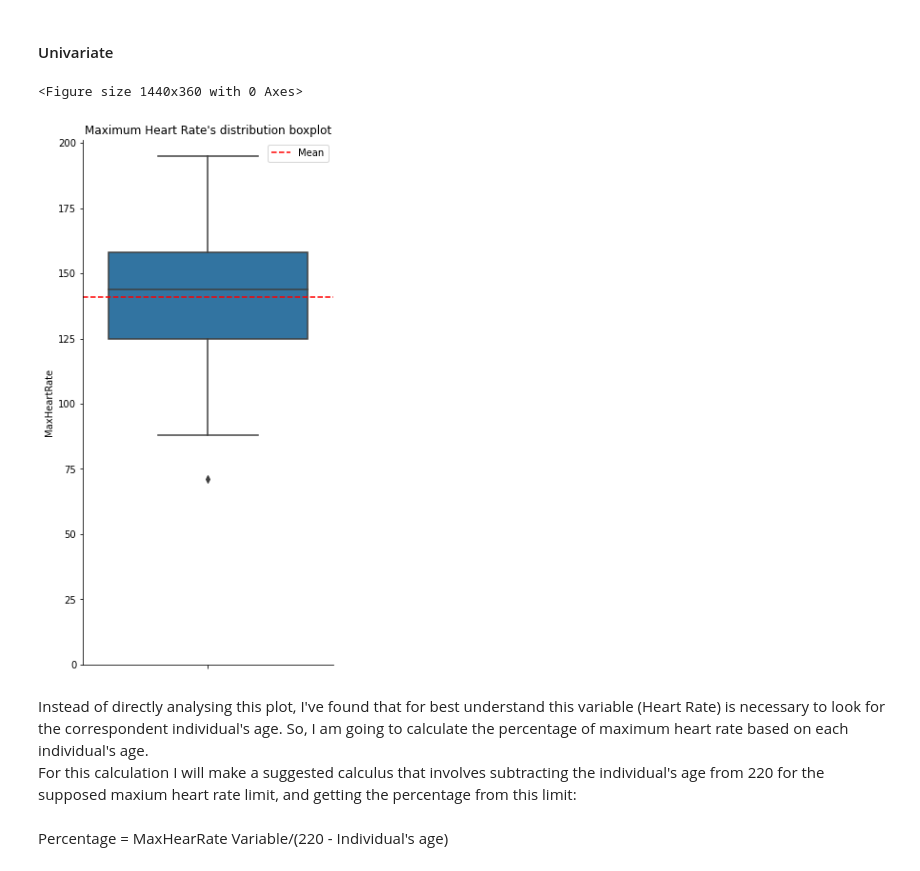
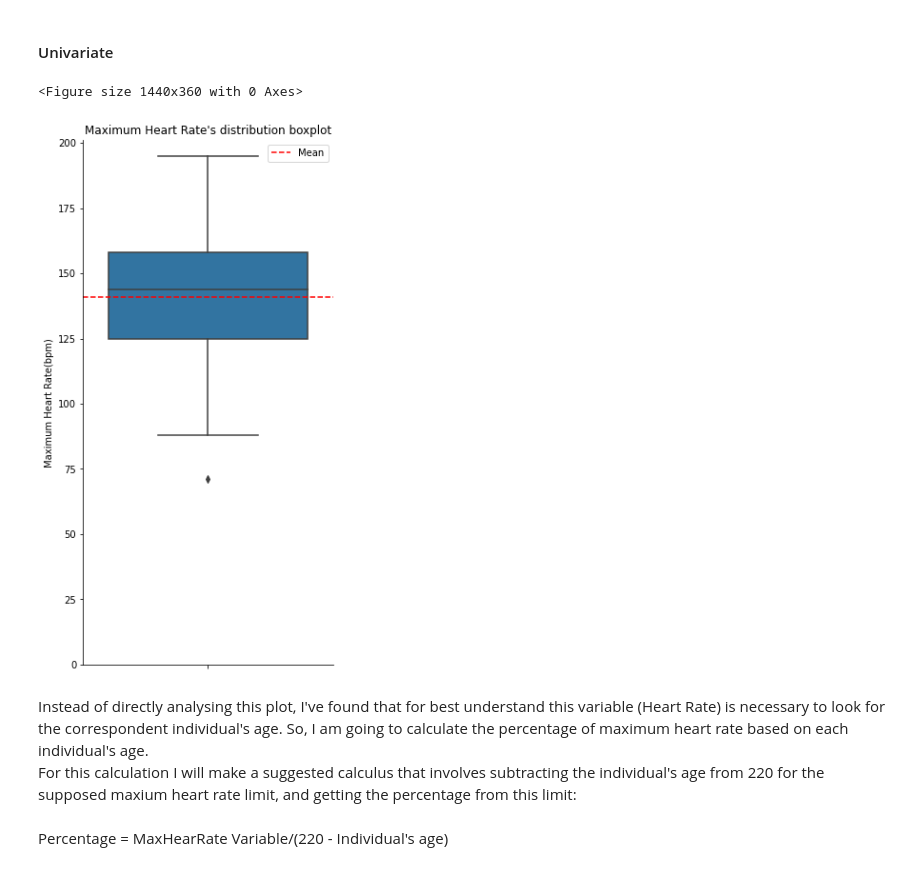
Before and after one commit to RenanGroot/EDA-Heart-Failure, a Jupyter notebook: Heart-Failure-EDA.ipynb, the cells around one changed output. Saved outputs shown, nothing was run; the diff lists cells and outputs as text; code cells hidden in the pictures.

```diff
--- a/Heart-Failure-EDA.ipynb
+++ b/Heart-Failure-EDA.ipynb
@@ -852,27 +852,27 @@ Both groups show a signifcant number of indiviuals with high cholesterol levels,
 # %%
 # Configuring plot figure size
 plt.figure(figsize=(20,5))
 
 # Selecting plot data and plotting type
 graph = sns.catplot(data=df_numeric, y="MaxHeartRate", kind="box",  height=8, aspect=9/16)
 
 # Setting a mean line
 graph.refline(y=df_numeric["MaxHeartRate"].mean(), color='red', ls='--', lw=1.5, label="Mean")
 
-# Setting plot's title
-graph.set(title="Maximum Heart Rate's distribution boxplot")
+# Setting plot's title and y-axis label
+graph.set(title="Maximum Heart Rate's distribution boxplot", ylabel="Maximum Heart Rate(bpm)")
 
 # Plotting legend for the lines
 plt.legend()
 
 # Setting y axis starting at 0
 plt.ylim(0)
 
 # Showing plot on JupyterNotebook
 plt.show()
 # %% [output]
 <Figure size 1440x360 with 0 Axes>
-[figure, old version]
+[figure, new version]
 # %% [markdown]
 Instead of directly analysing this plot, I've found that for best understand this variable (Heart Rate) is necessary to look for the correspondent individual's age. So, I am going to calculate the percentage of maximum heart rate based on each individual's age.
 <br>
```
Also changed, not shown: parts of 27 cells of this notebook.
